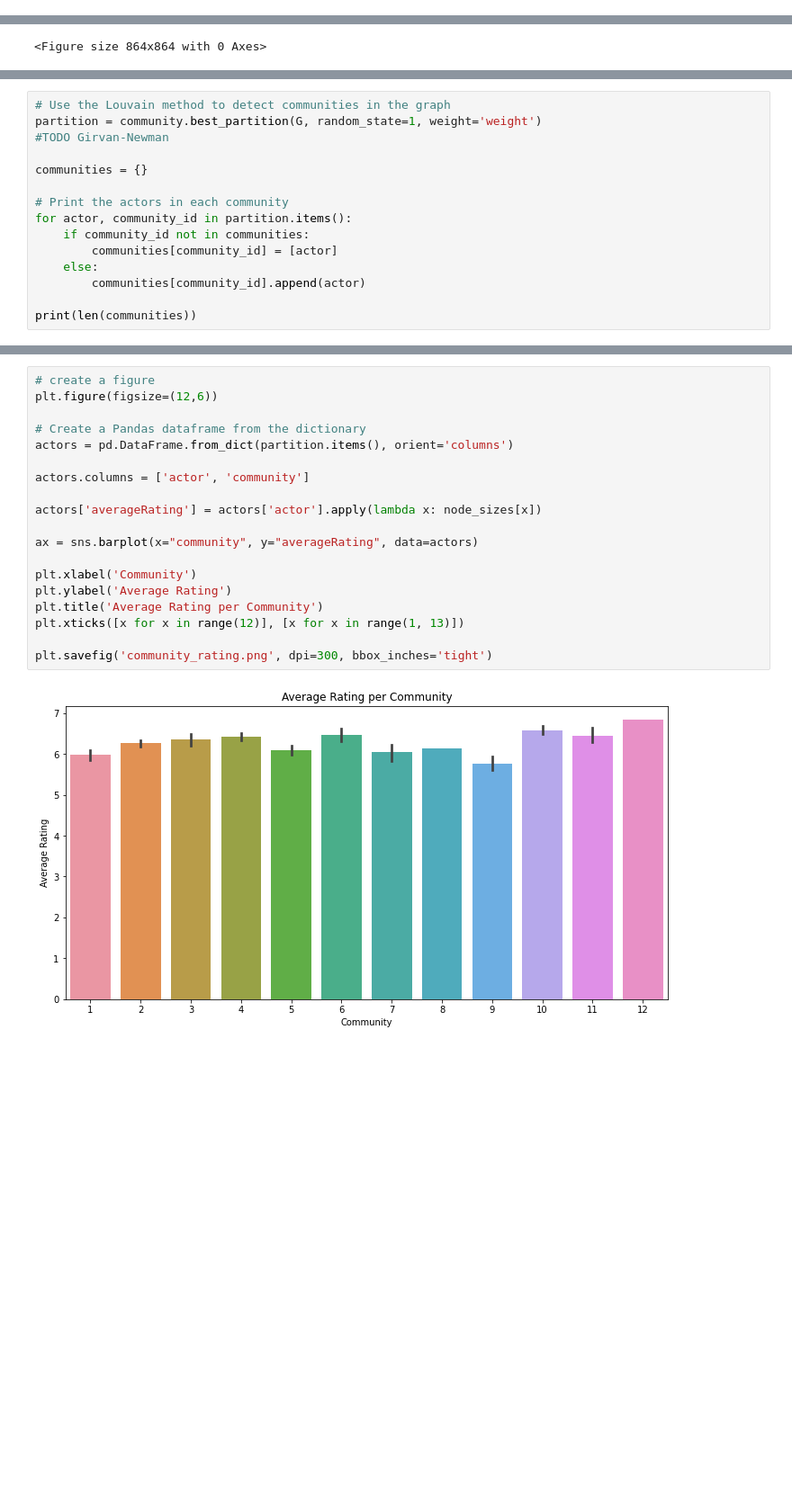
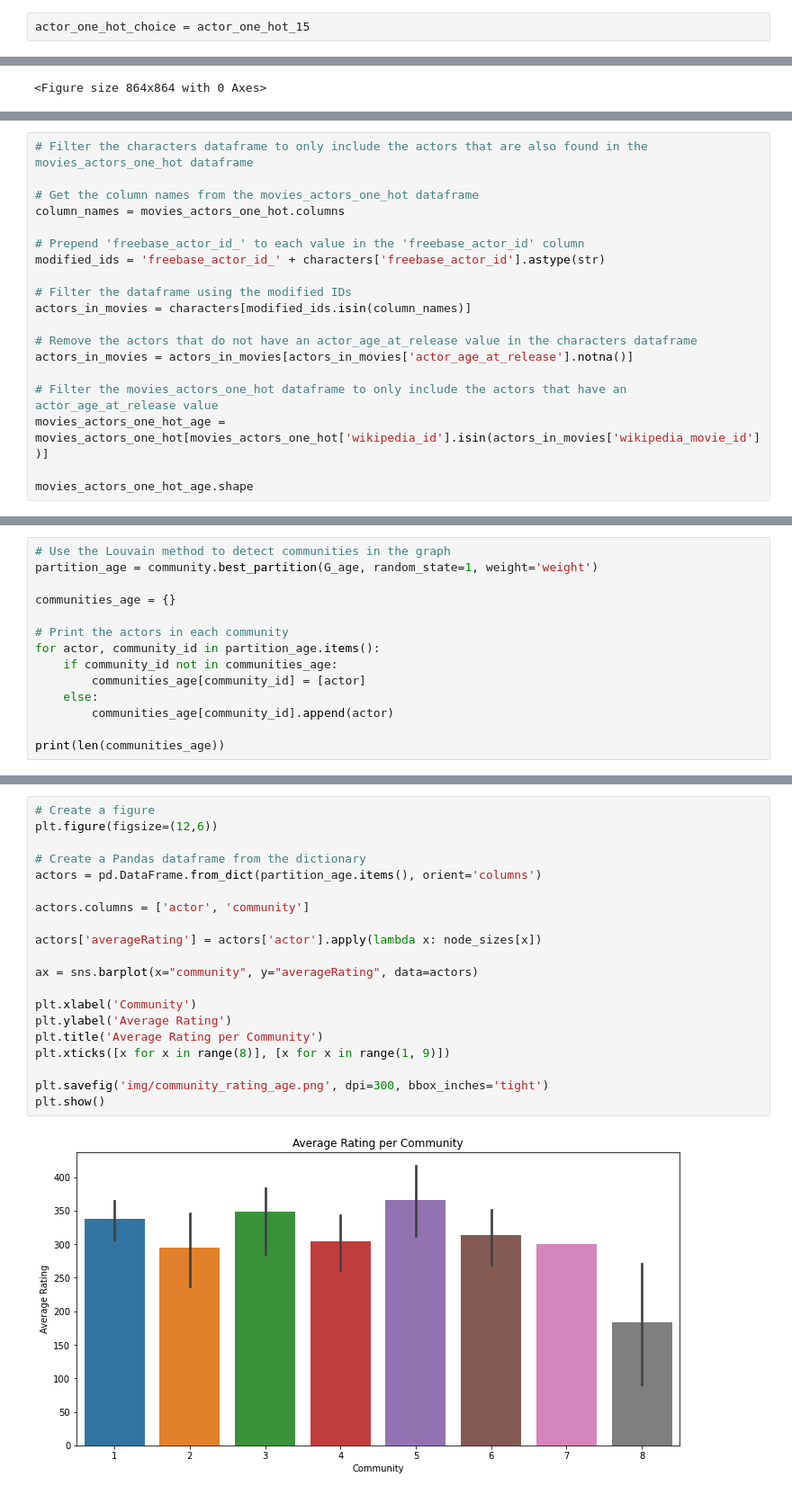
Before and after one commit to epfl-ada/ada-2023-project-shinebrightlikeadamon, a Jupyter notebook: network_analysis.ipynb, the cells around one changed output, grey strips where cells are left out. Shown at 90% size. Drawn from its saved outputs; the diff is of its cells as text; blank space fills up the shorter version.

```diff
--- a/network_analysis.ipynb
+++ b/network_analysis.ipynb
@@ -263 +180,3 @@ We decided to restrict our dataframe to actors who worked in more than 5 movies.
+# %%
+actor_one_hot_choice = actor_one_hot_15
 # %%
@@ -413,0 +432,19 @@ pos = nx.random_layout(G, seed=3)
+# %%
+# Filter the characters dataframe to only include the actors that are also found in the movies_actors_one_hot dataframe
+
+# Get the column names from the movies_actors_one_hot dataframe
+column_names = movies_actors_one_hot.columns
+
+# Prepend 'freebase_actor_id_' to each value in the 'freebase_actor_id' column
+modified_ids = 'freebase_actor_id_' + characters['freebase_actor_id'].astype(str)
+
+# Filter the dataframe using the modified IDs
+actors_in_movies = characters[modified_ids.isin(column_names)]
+
+# Remove the actors that do not have an actor_age_at_release value in the characters dataframe
+actors_in_movies = actors_in_movies[actors_in_movies['actor_age_at_release'].notna()]
+
+# Filter the movies_actors_one_hot dataframe to only include the actors that have an actor_age_at_release value
+movies_actors_one_hot_age = movies_actors_one_hot[movies_actors_one_hot['wikipedia_id'].isin(actors_in_movies['wikipedia_movie_id'])]
+
+movies_actors_one_hot_age.shape
@@ -414,16 +561,15 @@ pos = nx.random_layout(G, seed=3)
 # %%
 # Use the Louvain method to detect communities in the graph
-partition = community.best_partition(G, random_state=1, weight='weight')
-#TODO Girvan-Newman
+partition_age = community.best_partition(G_age, random_state=1, weight='weight')
 
-communities = {}
+communities_age = {}
 
 # Print the actors in each community
-for actor, community_id in partition.items():
-    if community_id not in communities:
-        communities[community_id] = [actor]
+for actor, community_id in partition_age.items():
+    if community_id not in communities_age:
+        communities_age[community_id] = [actor]
     else:
-        communities[community_id].append(actor)
+        communities_age[community_id].append(actor)
 
-print(len(communities))
+print(len(communities_age))
 # %% [output]
@@ -433,21 +577,22 @@ print(len(communities))
 # %%
-# create a figure
+# Create a figure
 plt.figure(figsize=(12,6))
 
 # Create a Pandas dataframe from the dictionary
-actors = pd.DataFrame.from_dict(partition.items(), orient='columns')
+actors = pd.DataFrame.from_dict(partition_age.items(), orient='columns')
 
 actors.columns = ['actor', 'community']
 
 actors['averageRating'] = actors['actor'].apply(lambda x: node_sizes[x])
 
 ax = sns.barplot(x="community", y="averageRating", data=actors)
 
 plt.xlabel('Community')
 plt.ylabel('Average Rating')
 plt.title('Average Rating per Community')
-plt.xticks([x for x in range(12)], [x for x in range(1, 13)])
+plt.xticks([x for x in range(8)], [x for x in range(1, 9)])
 
-plt.savefig('community_rating.png', dpi=300, bbox_inches='tight')
+plt.savefig('img/community_rating_age.png', dpi=300, bbox_inches='tight')
+plt.show()
 # %% [output]
-[figure, old version]
+[figure, new version]
```
Also changed, not shown: parts of 28 cells of this notebook, 5 other files.
